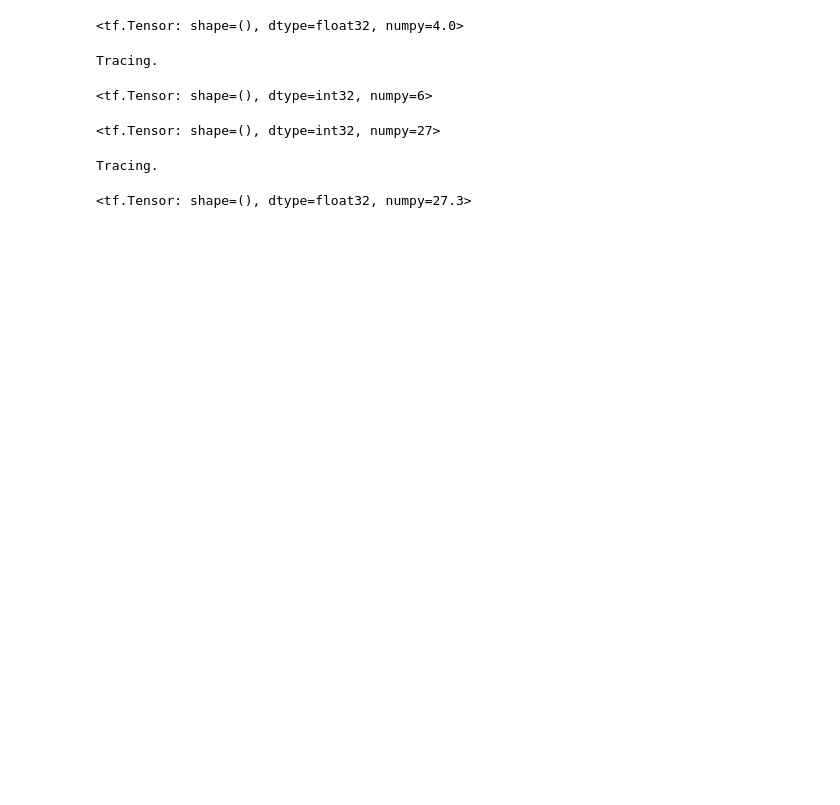
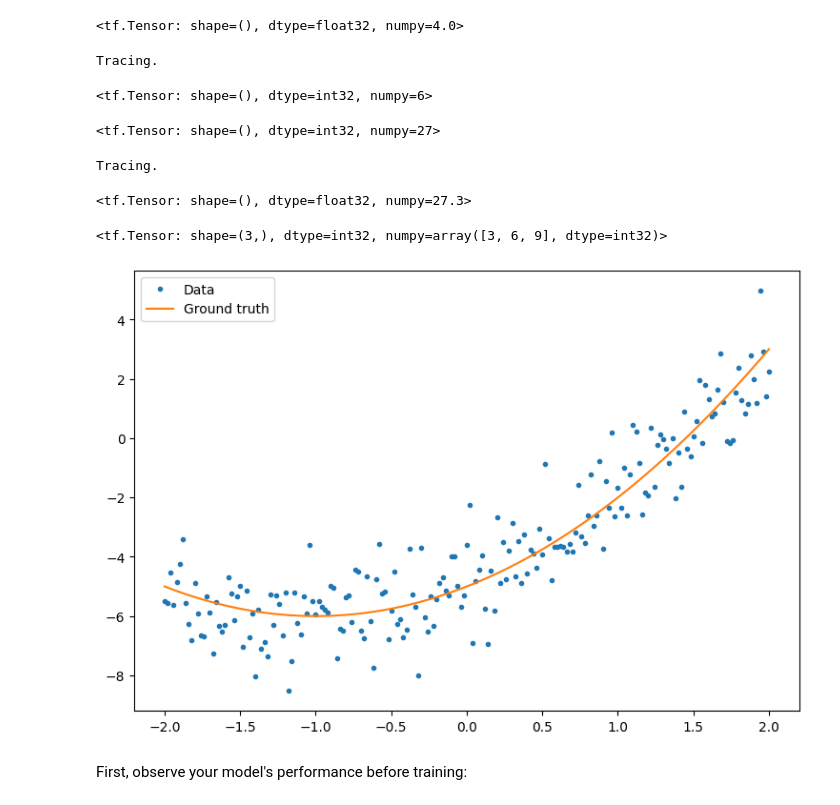
Before and after one commit to SebastianMeierARG/Tensorflow-in-10-Minutes, a Jupyter notebook: Tensorflow in 10.ipynb, the cells around one changed output. Saved outputs shown, nothing was run; the diff lists cells and outputs as text; code cells hidden in the pictures; blank space fills up the shorter version.

Commit message:
Tensor documentation

```diff
--- a/Tensorflow in 10.ipynb
+++ b/Tensorflow in 10.ipynb
@@ -192,0 +201,5 @@ Tracing.
+# %%
+mod = MyModule(3)
+mod.multiply(tf.constant([1, 2, 3]))
+# %% [output]
+<tf.Tensor: shape=(3,), dtype=int32, numpy=array([3, 6, 9], dtype=int32)>
@@ -192,0 +212,20 @@ Tracing.
+# %%
+import matplotlib
+from matplotlib import pyplot as plt
+
+matplotlib.rcParams['figure.figsize'] = [9, 6]
+# %%
+x = tf.linspace(-2, 2, 201)
+x = tf.cast(x, tf.float32)
+
+def f(x):
+  y = x**2 + 2*x - 5
+  return y
+
+y = f(x) + tf.random.normal(shape=[201])
+
+plt.plot(x.numpy(), y.numpy(), '.', label='Data')
+plt.plot(x, f(x), label='Ground truth')
+plt.legend();
+# %% [output]
+[figure, added]
@@ -192,0 +247,2 @@ Tracing.
+# %% [markdown]
+First, observe your model's performance before training:
```
Also changed, not shown: parts of 20 cells of this notebook, 5 other files.
